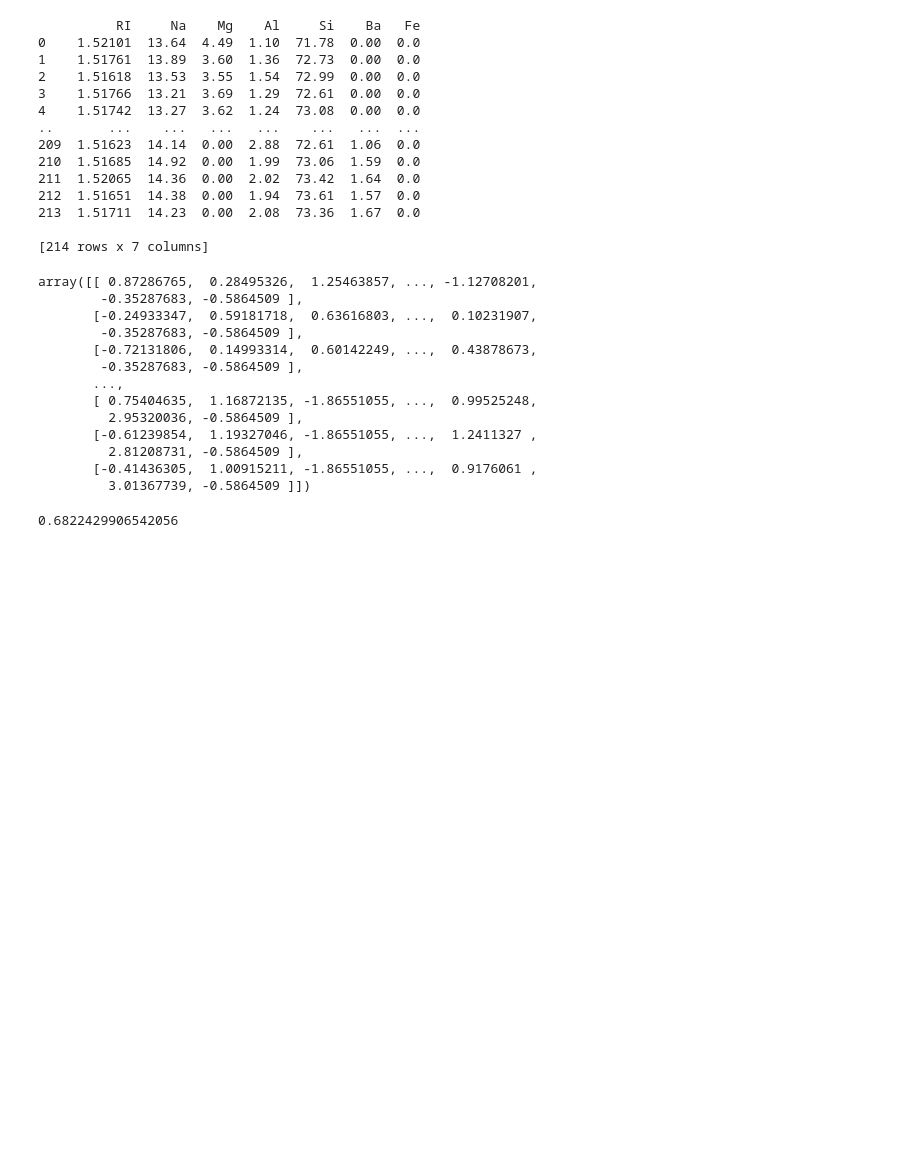
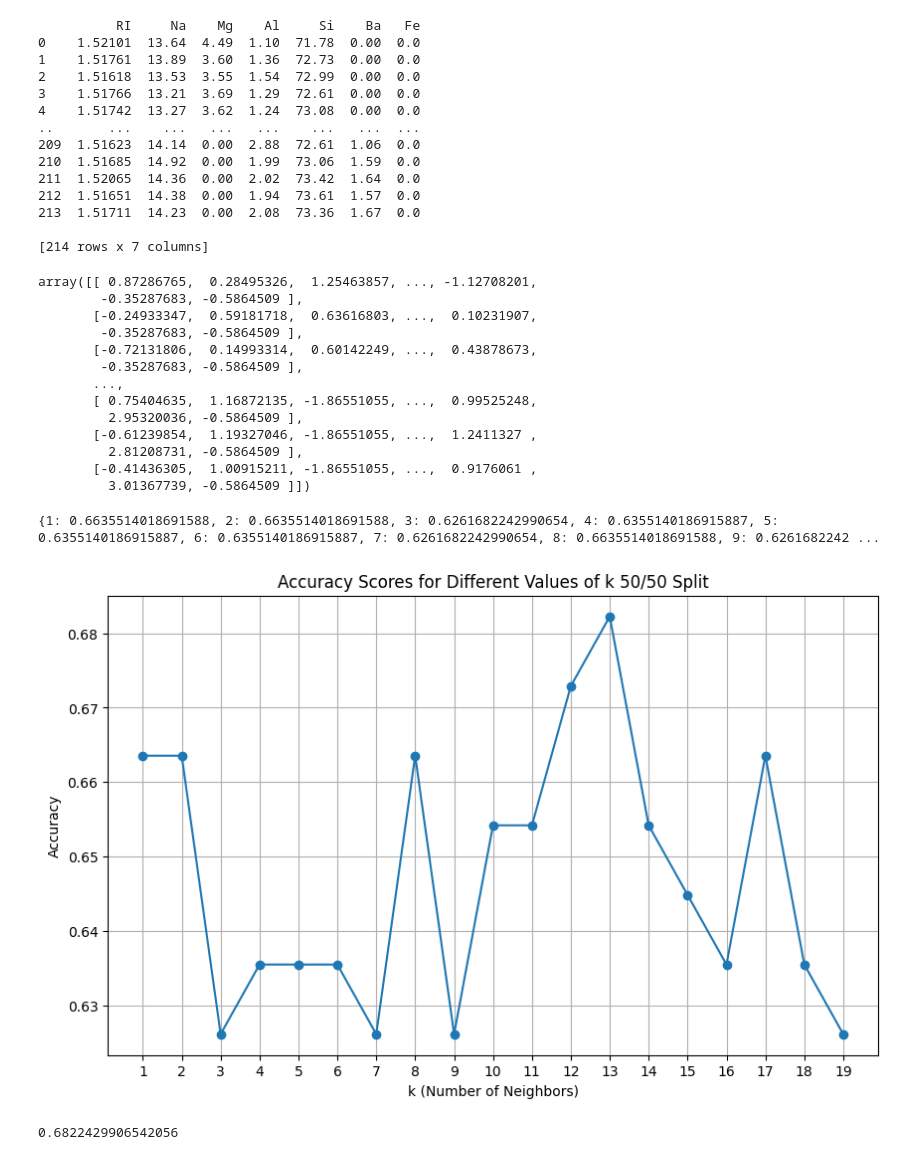
Before and after one commit to ryrxin/GlassIdentification, a Jupyter notebook: GlassIdentification.ipynb, the cells around one changed output. Saved outputs shown, nothing was run; the diff lists cells and outputs as text; code cells hidden in the pictures; blank space fills up the shorter version.

Commit message:
Added line chart to show accuracy values
Line chart shows accuracy for different n-neighbour values in a range of 1 to 20

```diff
--- a/GlassIdentification.ipynb
+++ b/GlassIdentification.ipynb
@@ -180,6 +181,38 @@ array([[ 0.87286765,  0.28495326,  1.25463857, ..., -1.12708201,
          2.81208731, -0.5864509 ],
        [-0.41436305,  1.00915211, -1.86551055, ...,  0.9176061 ,
          3.01367739, -0.5864509 ]])
+# %%
+X_train, X_test, y_train, y_test = train_test_split(X, y, test_size=0.50, random_state=42)
+
+k = {}
+acc_list = []
+krange = range(1, 20)
+
+for i in krange:
+    clf = KNeighborsClassifier(n_neighbors=i, metric='manhattan', weights='distance')
+    clf.fit(X_train, y_train)
+    pred = clf.predict(X_test)
+    k[i] = metrics.accuracy_score(y_test, pred)
+    acc_list.append(metrics.accuracy_score(y_test, pred))
+print(k)
+
+
+# get k values
+k_values = list(k.keys())
+accuracy_scores = list(k.values())
+
+# plot accuracy scores against k values
+plt.figure(figsize=(10, 6))
+plt.plot(k_values, accuracy_scores, marker='o', linestyle='-')
+plt.title('Accuracy Scores for Different Values of k 50/50 Split')
+plt.xlabel('k (Number of Neighbors)')
+plt.ylabel('Accuracy')
+plt.xticks(k_values)
+plt.grid(True)
+plt.show()
+# %% [output]
+{1: 0.6635514018691588, 2: 0.6635514018691588, 3: 0.6261682242990654, 4: 0.6355140186915887, 5: 0.6355140186915887, 6: 0.6355140186915887, 7: 0.6261682242990654, 8: 0.6635514018691588, 9: 0.6261682242 ...
+[figure, added]
 # %%
 X_train, X_test, y_train, y_test = train_test_split(X, y, test_size = 0.5, random_state = 42)
 
```
Also changed, not shown: parts of 1 cell of this notebook.
